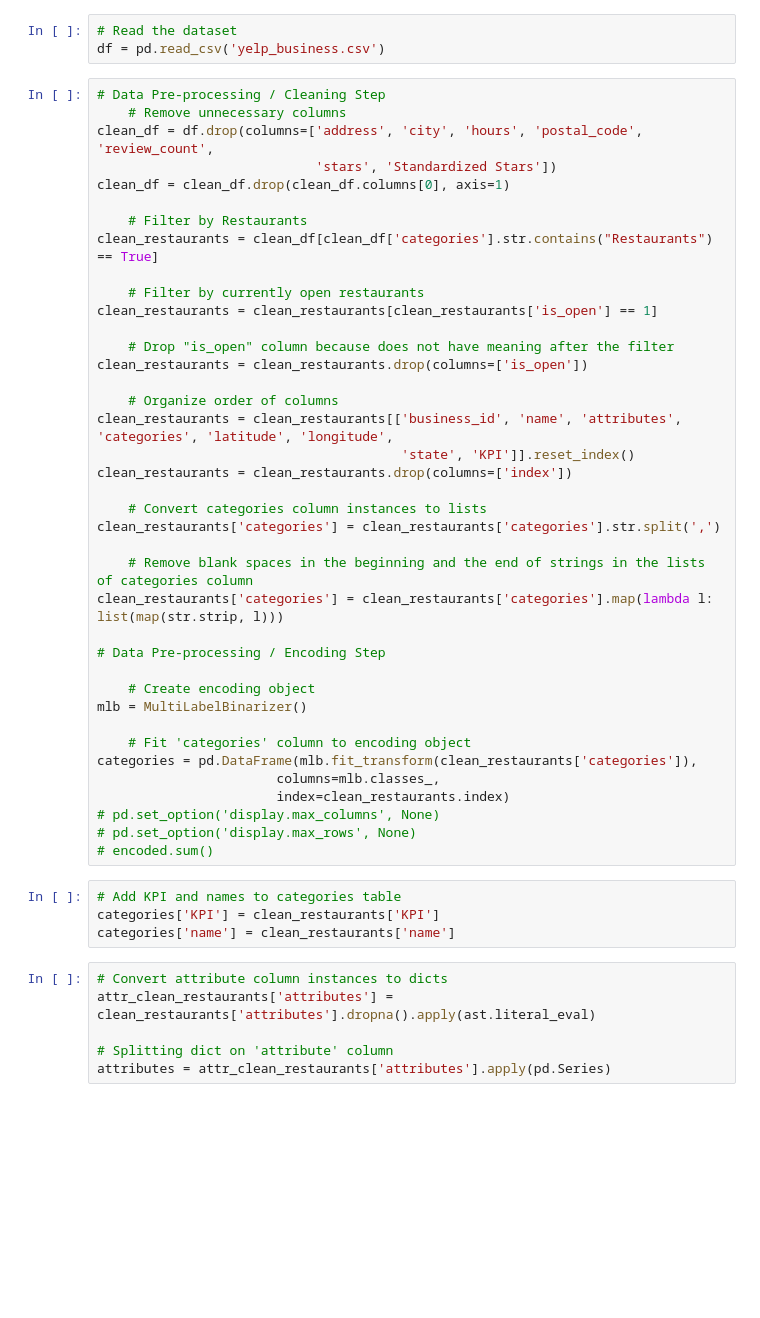
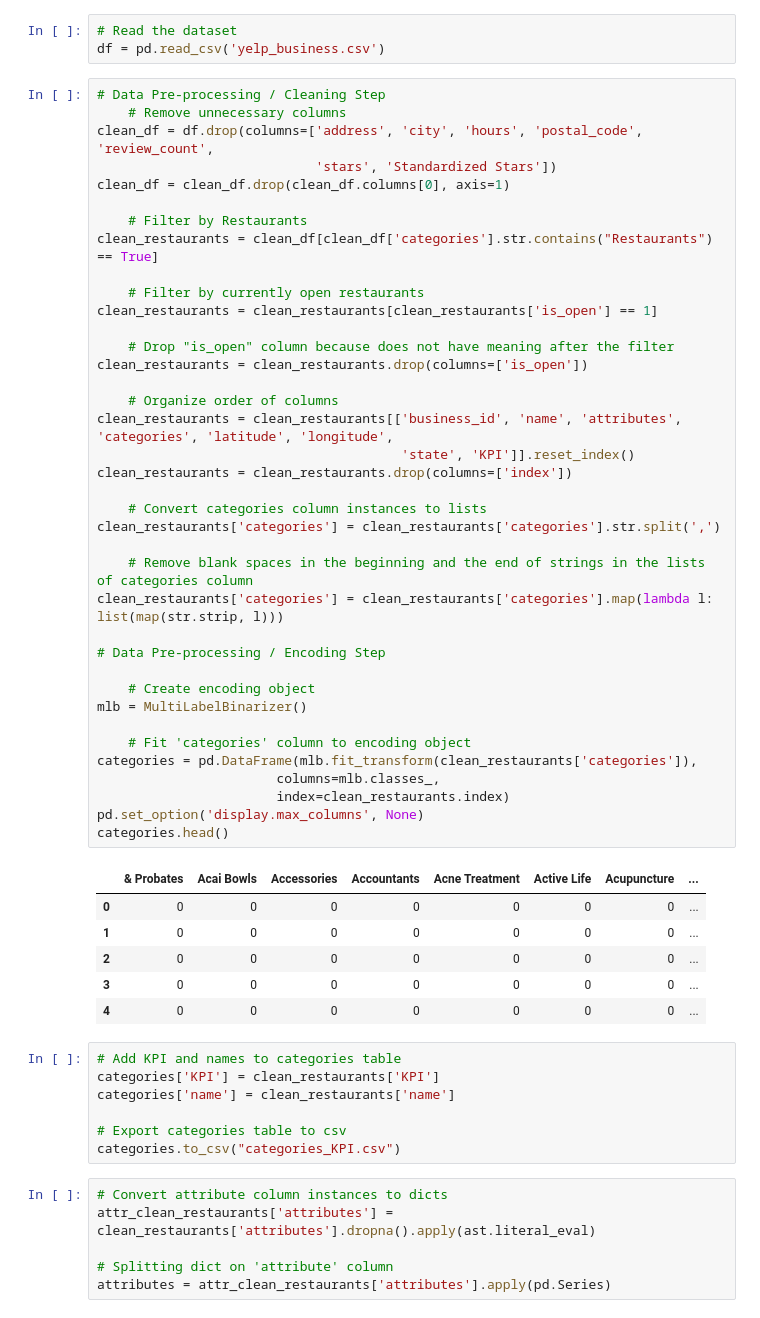
Before and after one commit to Joseamica/Project-1, a Jupyter notebook: Data/KPI_predictor.ipynb, the cells around one changed output. Drawn from its saved outputs; the diff is of its cells as text; blank space fills up the shorter version.

```diff
--- a/Data/KPI_predictor.ipynb
+++ b/Data/KPI_predictor.ipynb
@@ -19,40 +21,49 @@ clean_df = clean_df.drop(clean_df.columns[0], axis=1)
 
     # Filter by Restaurants
 clean_restaurants = clean_df[clean_df['categories'].str.contains("Restaurants") == True]
 
     # Filter by currently open restaurants
 clean_restaurants = clean_restaurants[clean_restaurants['is_open'] == 1]
 
     # Drop "is_open" column because does not have meaning after the filter
 clean_restaurants = clean_restaurants.drop(columns=['is_open'])
 
     # Organize order of columns
 clean_restaurants = clean_restaurants[['business_id', 'name', 'attributes', 'categories', 'latitude', 'longitude',
                                        'state', 'KPI']].reset_index()
 clean_restaurants = clean_restaurants.drop(columns=['index'])
 
     # Convert categories column instances to lists
 clean_restaurants['categories'] = clean_restaurants['categories'].str.split(',')
 
     # Remove blank spaces in the beginning and the end of strings in the lists of categories column
 clean_restaurants['categories'] = clean_restaurants['categories'].map(lambda l: list(map(str.strip, l)))
 
 # Data Pre-processing / Encoding Step
 
     # Create encoding object
 mlb = MultiLabelBinarizer()
 
     # Fit 'categories' column to encoding object
 categories = pd.DataFrame(mlb.fit_transform(clean_restaurants['categories']),
                        columns=mlb.classes_,
                        index=clean_restaurants.index)
-# pd.set_option('display.max_columns', None)
-# pd.set_option('display.max_rows', None)
-# encoded.sum()
+pd.set_option('display.max_columns', None)
+categories.head()
+# %% [output]
+|  | & Probates | Acai Bowls | Accessories | Accountants | Acne Treatment | Active Life | Acupuncture | ... |
+| 0 | 0 | 0 | 0 | 0 | 0 | 0 | 0 | ... |
+| 1 | 0 | 0 | 0 | 0 | 0 | 0 | 0 | ... |
+| 2 | 0 | 0 | 0 | 0 | 0 | 0 | 0 | ... |
+| 3 | 0 | 0 | 0 | 0 | 0 | 0 | 0 | ... |
+| 4 | 0 | 0 | 0 | 0 | 0 | 0 | 0 | ... |
 # %%
 # Add KPI and names to categories table
 categories['KPI'] = clean_restaurants['KPI']
 categories['name'] = clean_restaurants['name']
+
+# Export categories table to csv
+categories.to_csv("categories_KPI.csv")
 # %%
 # Convert attribute column instances to dicts
 attr_clean_restaurants['attributes'] = clean_restaurants['attributes'].dropna().apply(ast.literal_eval)
```
Also changed, not shown: parts of 10 cells of this notebook, 4 other files.
